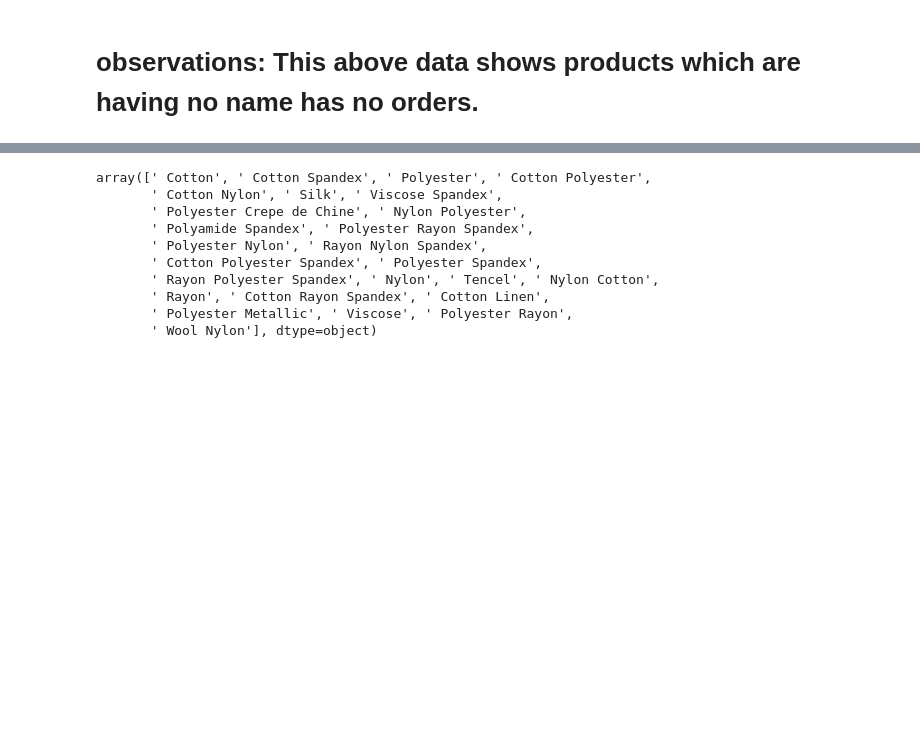
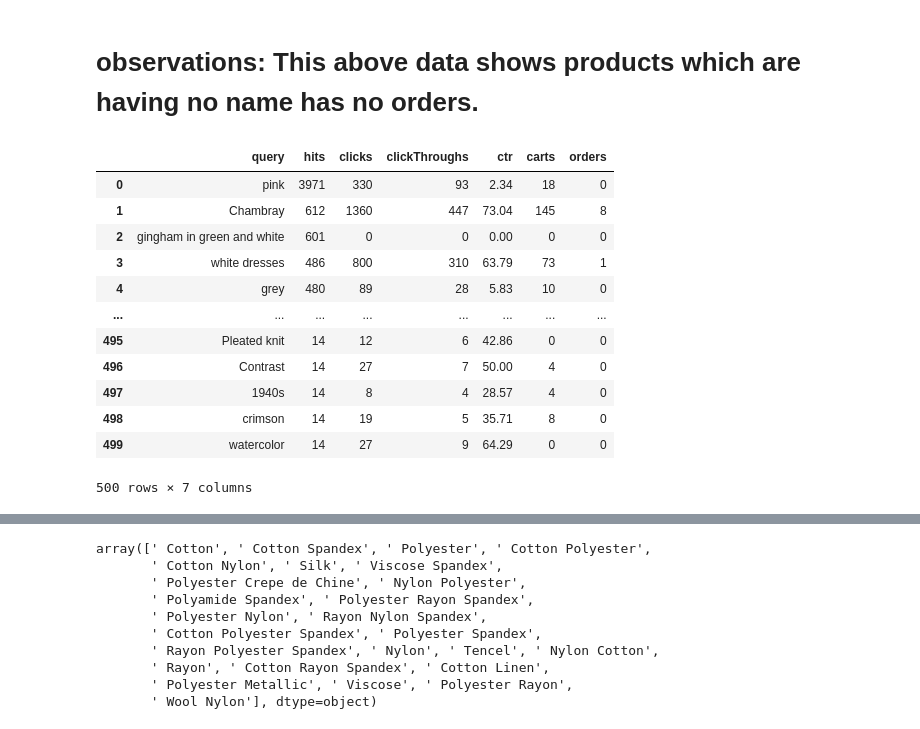
Before and after one commit to pbannuru/EDA-, a Jupyter notebook: EDA Customer Ecommerce dataset.ipynb, the cells around one changed output, grey strips where cells are left out. Saved outputs shown, nothing was run; the diff lists cells and outputs as text; code cells hidden in the pictures; blank space fills up the shorter version.

```diff
--- a/EDA Customer Ecommerce dataset.ipynb
+++ b/EDA Customer Ecommerce dataset.ipynb
@@ -92,8 +92,22 @@ sns.countplot(x=df21['orders'])
 # %% [markdown]
 # observations: This above data shows products which are having no name has no orders.
 # %%
-#df3=pd.read_excel(r'C:\Users\pbann\OneDrive\Desktop\science\data set\Customer Raw data.xlsx',sheet_name='sheet3')
-#df3
+df3=pd.read_excel(r'C:\Users\pbann\OneDrive\Desktop\science\data set\Customer Raw data.xlsx',sheet_name='sheet3')
+df3
+# %% [output]
+|  | query | hits | clicks | clickThroughs | ctr | carts | orders |
+| 0 | pink | 3971 | 330 | 93 | 2.34 | 18 | 0 |
+| 1 | Chambray | 612 | 1360 | 447 | 73.04 | 145 | 8 |
+| 2 | gingham in green and white | 601 | 0 | 0 | 0.00 | 0 | 0 |
+| 3 | white dresses | 486 | 800 | 310 | 63.79 | 73 | 1 |
+| 4 | grey | 480 | 89 | 28 | 5.83 | 10 | 0 |
+| ... | ... | ... | ... | ... | ... | ... | ... |
+| 495 | Pleated knit | 14 | 12 | 6 | 42.86 | 0 | 0 |
+| 496 | Contrast | 14 | 27 | 7 | 50.00 | 4 | 0 |
+| 497 | 1940s | 14 | 8 | 4 | 28.57 | 4 | 0 |
+| 498 | crimson | 14 | 19 | 5 | 35.71 | 8 | 0 |
+| 499 | watercolor | 14 | 27 | 9 | 64.29 | 0 | 0 |
+500 rows × 7 columns
 # %%
 df=df2.merge(df1,on='PID')
 df
```
Also changed, not shown: 4 other files.
